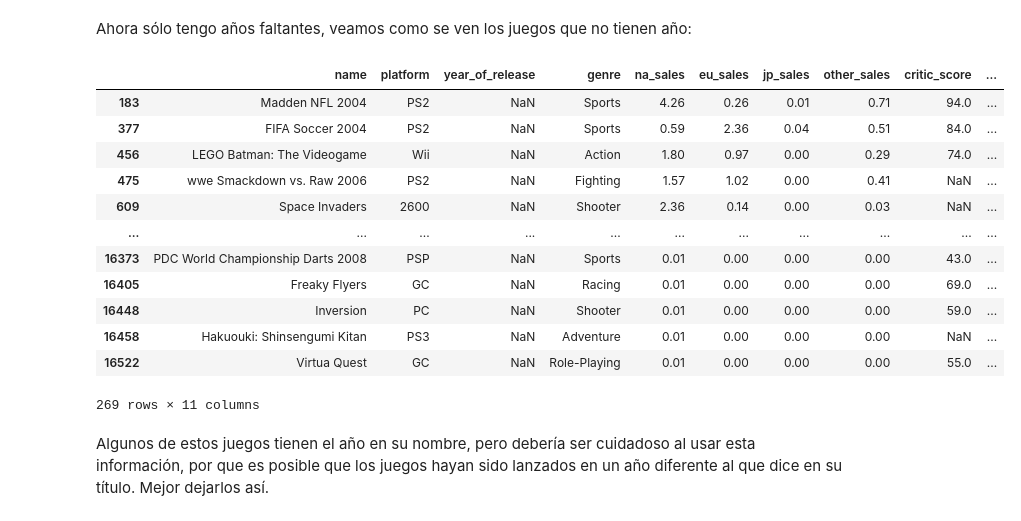
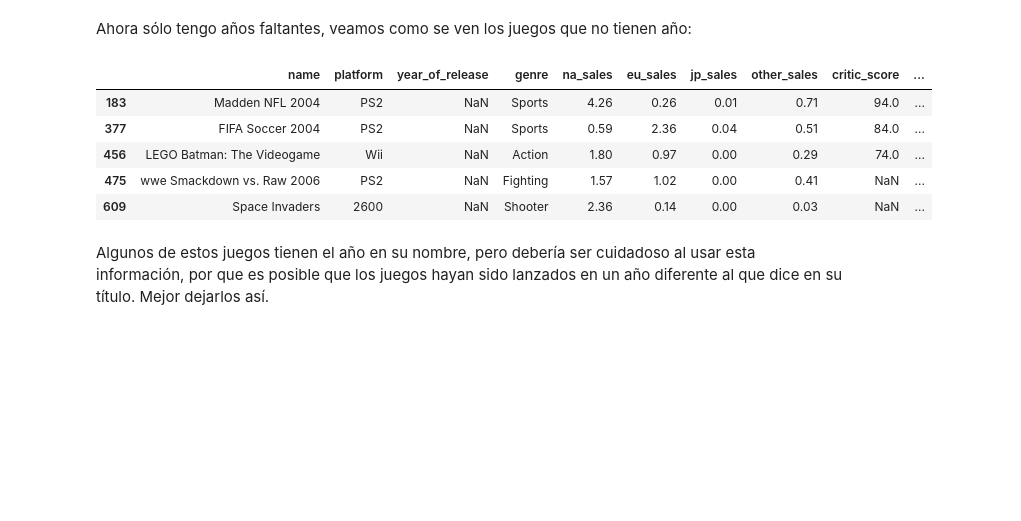
Before and after one commit to NikolaiGarcia/Limpieza-de-datos-an-lisis-exploratorio-y-pruebas-estad-sticas, a Jupyter notebook: Proyecto 6.ipynb, the cells around one changed output. Saved outputs shown, nothing was run; the diff lists cells and outputs as text; code cells hidden in the pictures; blank space fills up the shorter version.

```diff
--- a/Proyecto 6.ipynb
+++ b/Proyecto 6.ipynb
@@ -215,21 +213,14 @@ dtype: int64
 # %% [markdown]
 Ahora sólo tengo años faltantes, veamos como se ven los juegos que no tienen año:
 # %%
-df[df['year_of_release'].isna()]
+df[df['year_of_release'].isna()].head()
 # %% [output]
 |  | name | platform | year_of_release | genre | na_sales | eu_sales | jp_sales | other_sales | critic_score | ... |
 | 183 | Madden NFL 2004 | PS2 | NaN | Sports | 4.26 | 0.26 | 0.01 | 0.71 | 94.0 | ... |
 | 377 | FIFA Soccer 2004 | PS2 | NaN | Sports | 0.59 | 2.36 | 0.04 | 0.51 | 84.0 | ... |
 | 456 | LEGO Batman: The Videogame | Wii | NaN | Action | 1.80 | 0.97 | 0.00 | 0.29 | 74.0 | ... |
 | 475 | wwe Smackdown vs. Raw 2006 | PS2 | NaN | Fighting | 1.57 | 1.02 | 0.00 | 0.41 | NaN | ... |
 | 609 | Space Invaders | 2600 | NaN | Shooter | 2.36 | 0.14 | 0.00 | 0.03 | NaN | ... |
-| ... | ... | ... | ... | ... | ... | ... | ... | ... | ... | ... |
-| 16373 | PDC World Championship Darts 2008 | PSP | NaN | Sports | 0.01 | 0.00 | 0.00 | 0.00 | 43.0 | ... |
-| 16405 | Freaky Flyers | GC | NaN | Racing | 0.01 | 0.00 | 0.00 | 0.00 | 69.0 | ... |
-| 16448 | Inversion | PC | NaN | Shooter | 0.01 | 0.00 | 0.00 | 0.00 | 59.0 | ... |
-| 16458 | Hakuouki: Shinsengumi Kitan | PS3 | NaN | Adventure | 0.01 | 0.00 | 0.00 | 0.00 | NaN | ... |
-| 16522 | Virtua Quest | GC | NaN | Role-Playing | 0.01 | 0.00 | 0.00 | 0.00 | 55.0 | ... |
-269 rows × 11 columns
 # %% [markdown]
 Algunos de estos juegos tienen el año en su nombre, pero debería ser cuidadoso al usar esta información, por que es posible que los juegos hayan sido lanzados en un año diferente al que dice en su título. Mejor dejarlos así.
 # %% [markdown]
```
Also changed, not shown: parts of 3 cells of this notebook.
